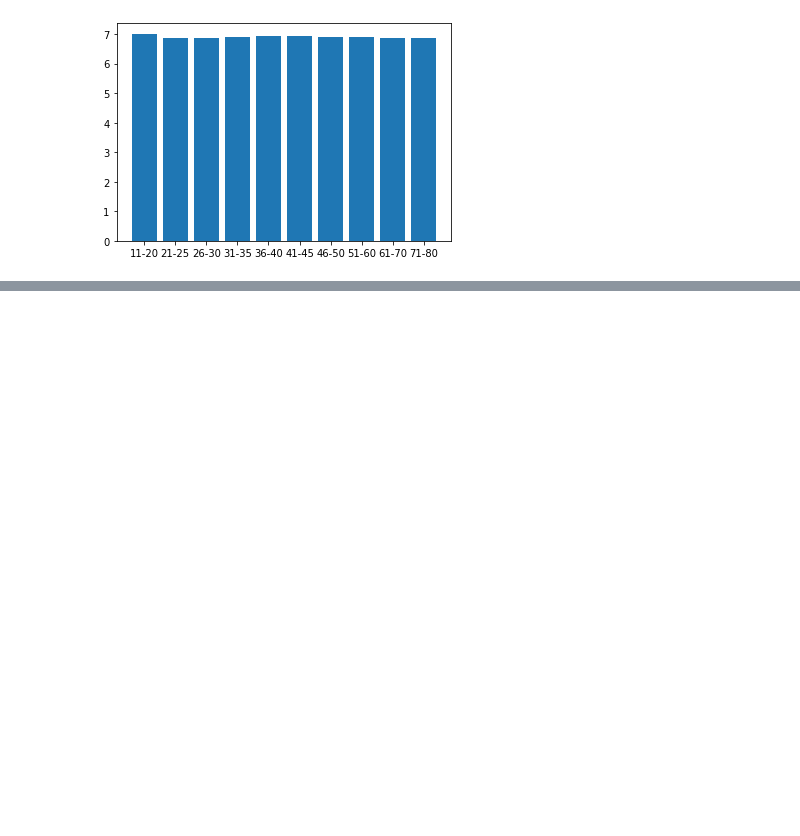
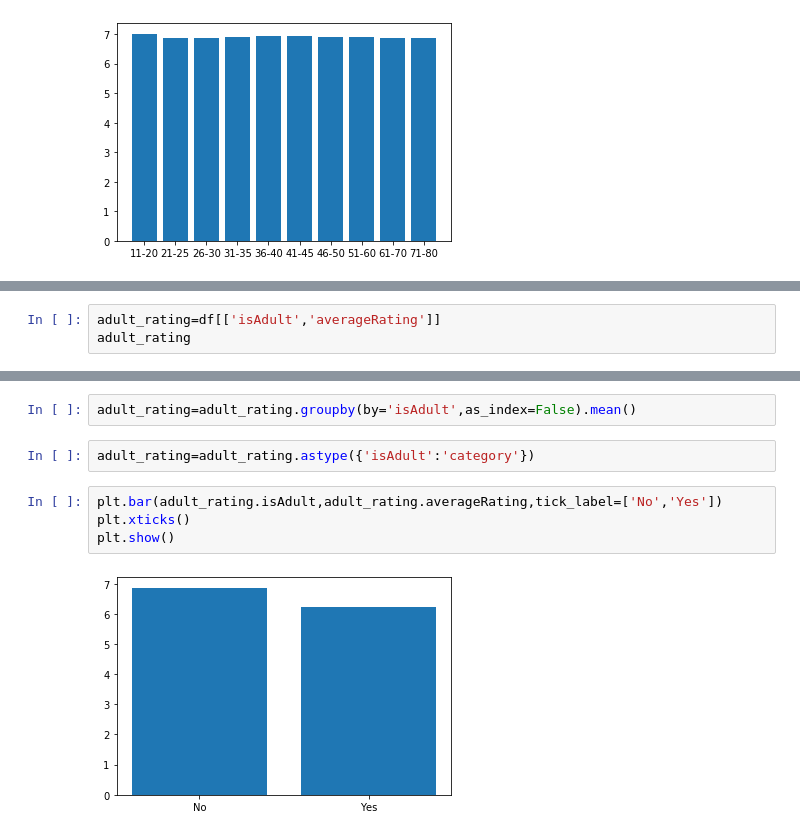
Before and after one commit to ganeshk312/IMDB, a Jupyter notebook: IMDB_most voted genre.ipynb, the cells around one changed output, grey strips where cells are left out. Saved outputs shown, nothing was run; the diff lists cells and outputs as text; blank space fills up the shorter version.

```diff
--- a/IMDB_most voted genre.ipynb
+++ b/IMDB_most voted genre.ipynb
@@ -1363,0 +1497,3 @@ plt.bar(mean_rating.age,mean_rating.averageRating)
+# %%
+adult_rating=df[['isAdult','averageRating']]
+adult_rating
@@ -1363,0 +1514,10 @@ plt.bar(mean_rating.age,mean_rating.averageRating)
+# %%
+adult_rating=adult_rating.groupby(by='isAdult',as_index=False).mean()
+# %%
+adult_rating=adult_rating.astype({'isAdult':'category'})
+# %%
+plt.bar(adult_rating.isAdult,adult_rating.averageRating,tick_label=['No','Yes'])
+plt.xticks()
+plt.show()
+# %% [output]
+[figure, added]
```
Also changed, not shown: parts of 23 cells of this notebook.
